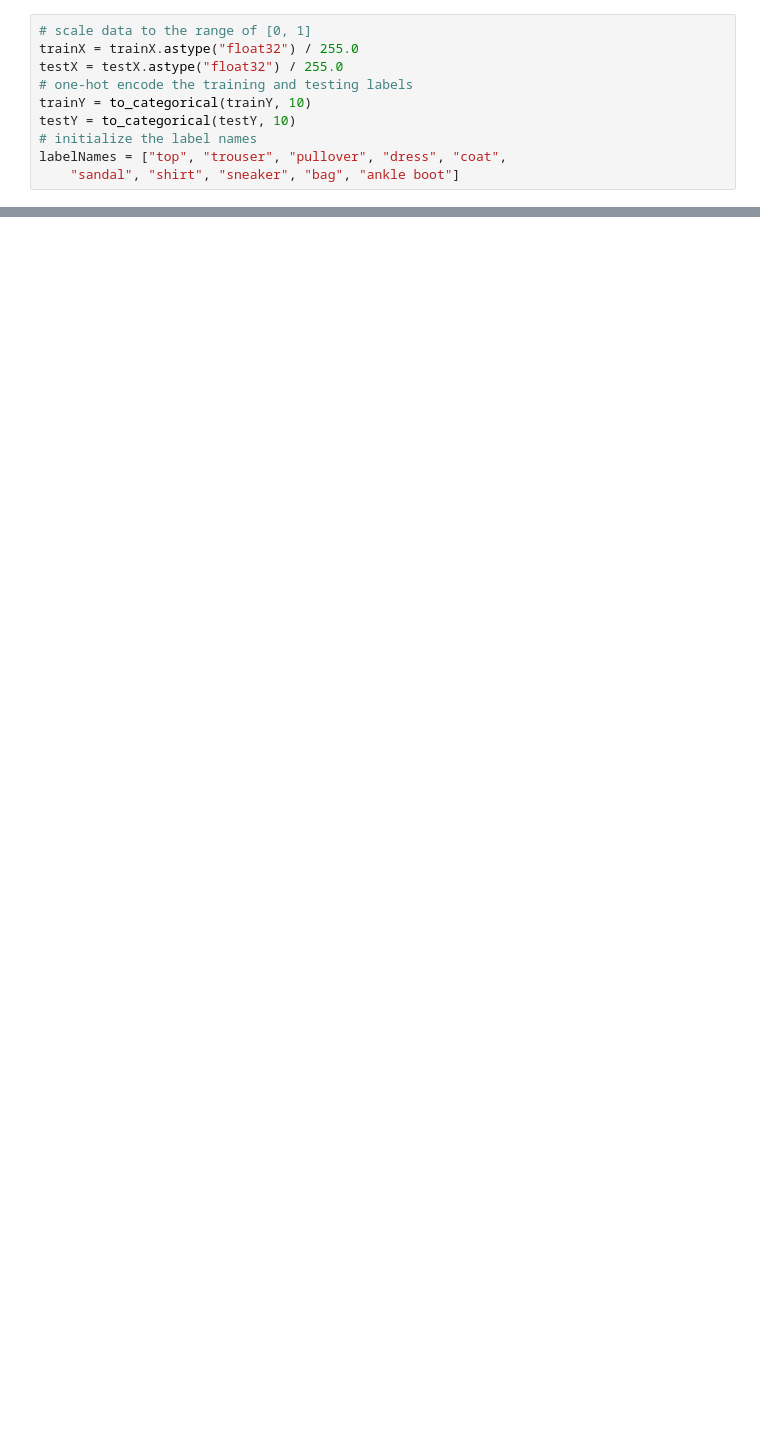
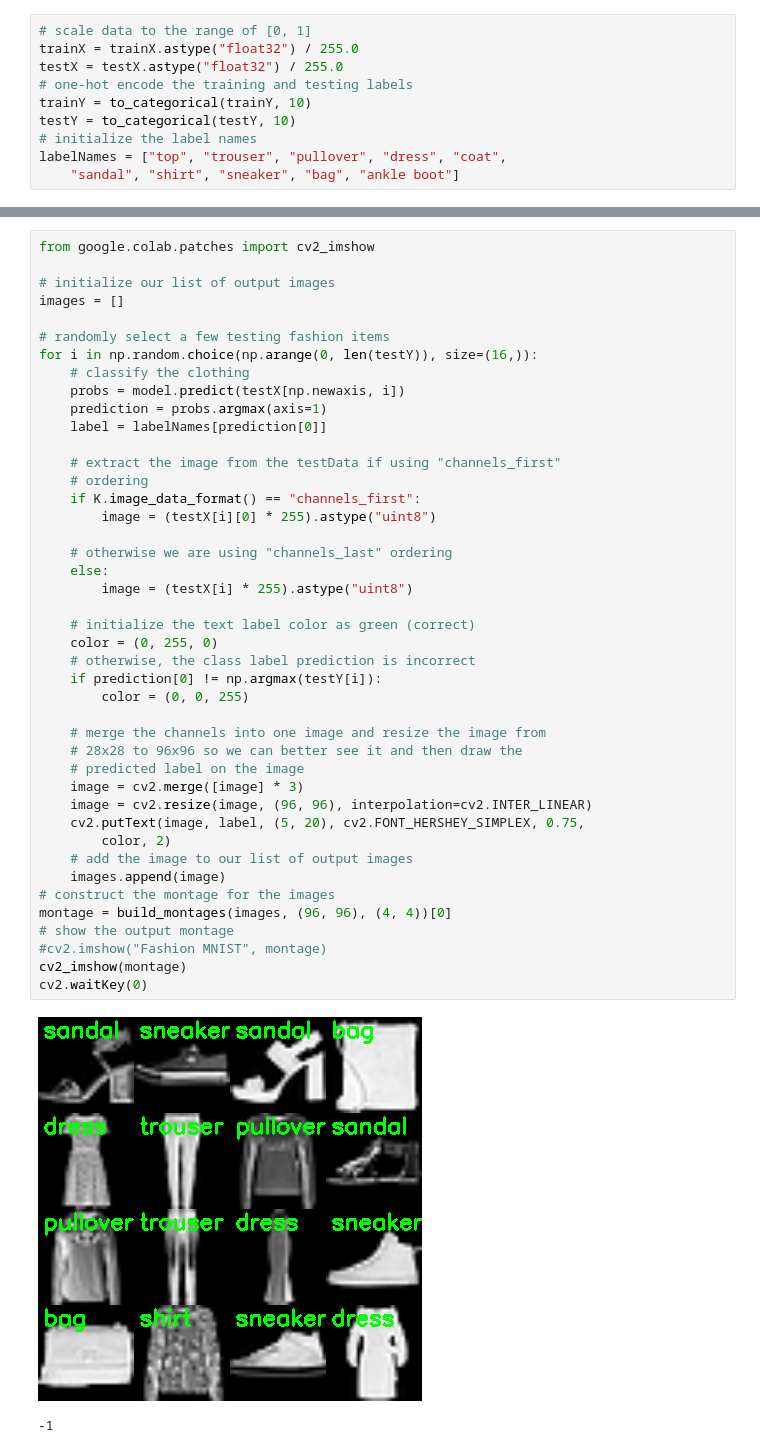
Before and after one commit to anna985/pml-1, a Jupyter notebook: course/Problem027_NNPlus/Fashion_MNIST.ipynb, the cells around one changed output, grey strips where cells are left out. Drawn from its saved outputs; the diff is of its cells as text; blank space fills up the shorter version.

```diff
--- a/course/Problem027_NNPlus/Fashion_MNIST.ipynb
+++ b/course/Problem027_NNPlus/Fashion_MNIST.ipynb
@@ -145,0 +178,46 @@ Epoch 15/25
+# %%
+from google.colab.patches import cv2_imshow
+
+# initialize our list of output images
+images = []
+
+# randomly select a few testing fashion items
+for i in np.random.choice(np.arange(0, len(testY)), size=(16,)):
+	# classify the clothing
+	probs = model.predict(testX[np.newaxis, i])
+	prediction = probs.argmax(axis=1)
+	label = labelNames[prediction[0]]
+
+	# extract the image from the testData if using "channels_first"
+	# ordering
+	if K.image_data_format() == "channels_first":
+		image = (testX[i][0] * 255).astype("uint8")
+
+	# otherwise we are using "channels_last" ordering
+	else:
+		image = (testX[i] * 255).astype("uint8")
+
+  	# initialize the text label color as green (correct)
+	color = (0, 255, 0)
+	# otherwise, the class label prediction is incorrect
+	if prediction[0] != np.argmax(testY[i]):
+		color = (0, 0, 255)
+
+	# merge the channels into one image and resize the image from
+	# 28x28 to 96x96 so we can better see it and then draw the
+	# predicted label on the image
+	image = cv2.merge([image] * 3)
+	image = cv2.resize(image, (96, 96), interpolation=cv2.INTER_LINEAR)
+	cv2.putText(image, label, (5, 20), cv2.FONT_HERSHEY_SIMPLEX, 0.75,
+		color, 2)
+	# add the image to our list of output images
+	images.append(image)
+# construct the montage for the images
+montage = build_montages(images, (96, 96), (4, 4))[0]
+# show the output montage
+#cv2.imshow("Fashion MNIST", montage)
+cv2_imshow(montage)
+cv2.waitKey(0)
+# %% [output]
+[figure, added]
+-1
```
Also changed, not shown: parts of 3 cells of this notebook.
